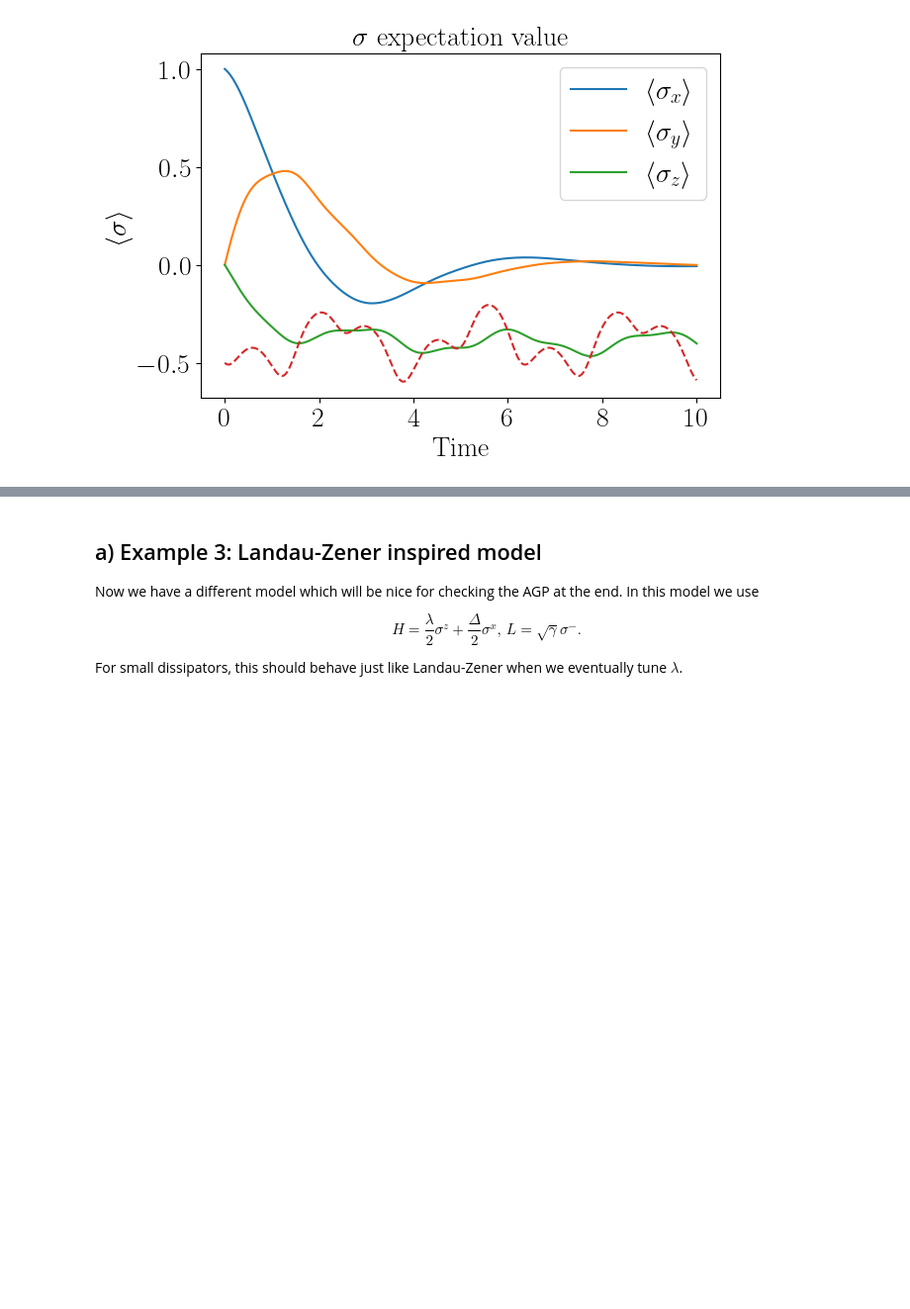
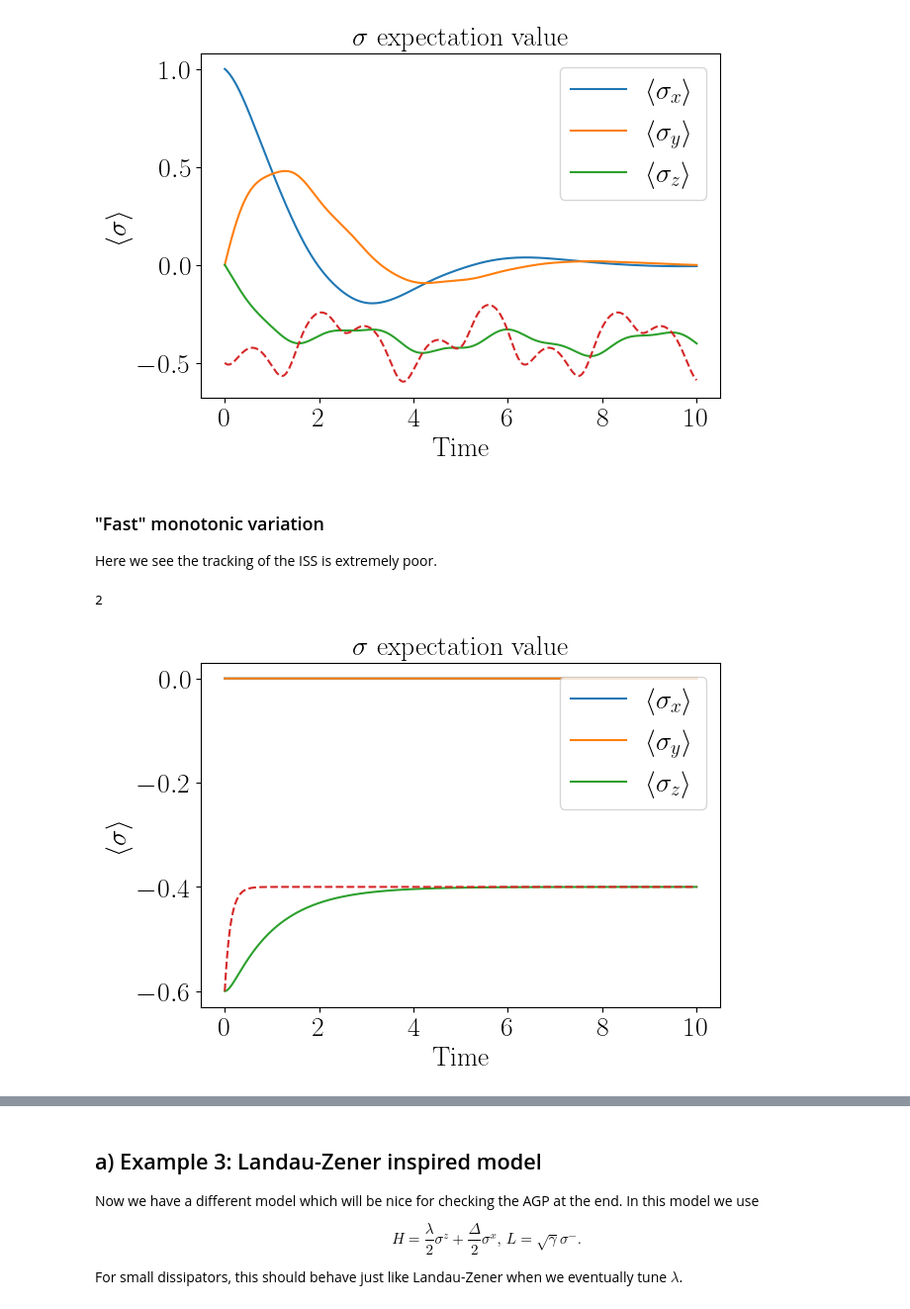
Before and after one commit to jwalkling/Driven_OQS, a Jupyter notebook: src_code/notebooks/2LS Lindblad.ipynb, the cells around one changed output, grey strips where cells are left out. Shown at 99% size. Cells and saved outputs as stored; diff of their text form; code cells hidden in the pictures; blank space fills up the shorter version.

```diff
--- a/src_code/notebooks/2LS Lindblad.ipynb
+++ b/src_code/notebooks/2LS Lindblad.ipynb
@@ -480,3 +1132,27 @@ t, traj, s_t, sz_ss_t = run_2ls_lindblad_protocol(
 # %% [output]
 2
 [figure]
+# %% [markdown]
+### "Fast" monotonic variation
+Here we see the tracking of the ISS is extremely poor.
+# %%
+def epsilon_of_t(t):
+    return 0.4 + 0.2*np.exp(-8*t)
+
+def gamma_of_t(t):
+    return 0.3 - 0.1*np.exp(-8.5*t)
+
+rho0_ss_z= -epsilon_of_t(0) / (epsilon_of_t(0) + 2.0 * gamma_of_t(0))
+rho0_ss= np.array([[0.5*(1+rho0_ss_z), 0],[0, 0.5*(1-rho0_ss_z)]], dtype=np.complex128)
+
+t, traj, s_t, sz_ss_t = run_2ls_lindblad_protocol(
+    tmax=10,
+    epsilon_of_t=epsilon_of_t,
+    gamma_of_t=gamma_of_t,
+    rho0=rho0_ss,
+    nsteps=2001,
+    do_plot=True,
+)
+# %% [output]
+2
+[figure, added]
```
Also changed, not shown: parts of 12 cells of this notebook, 2 other files.
